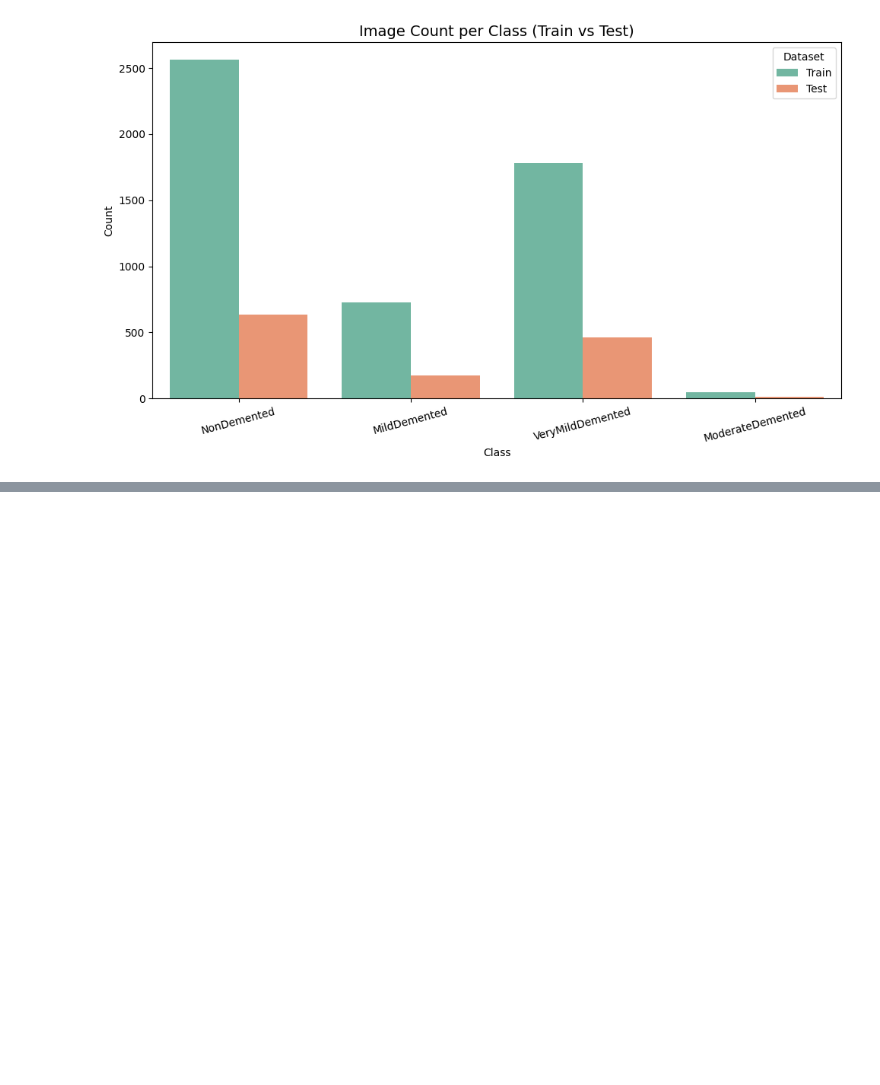
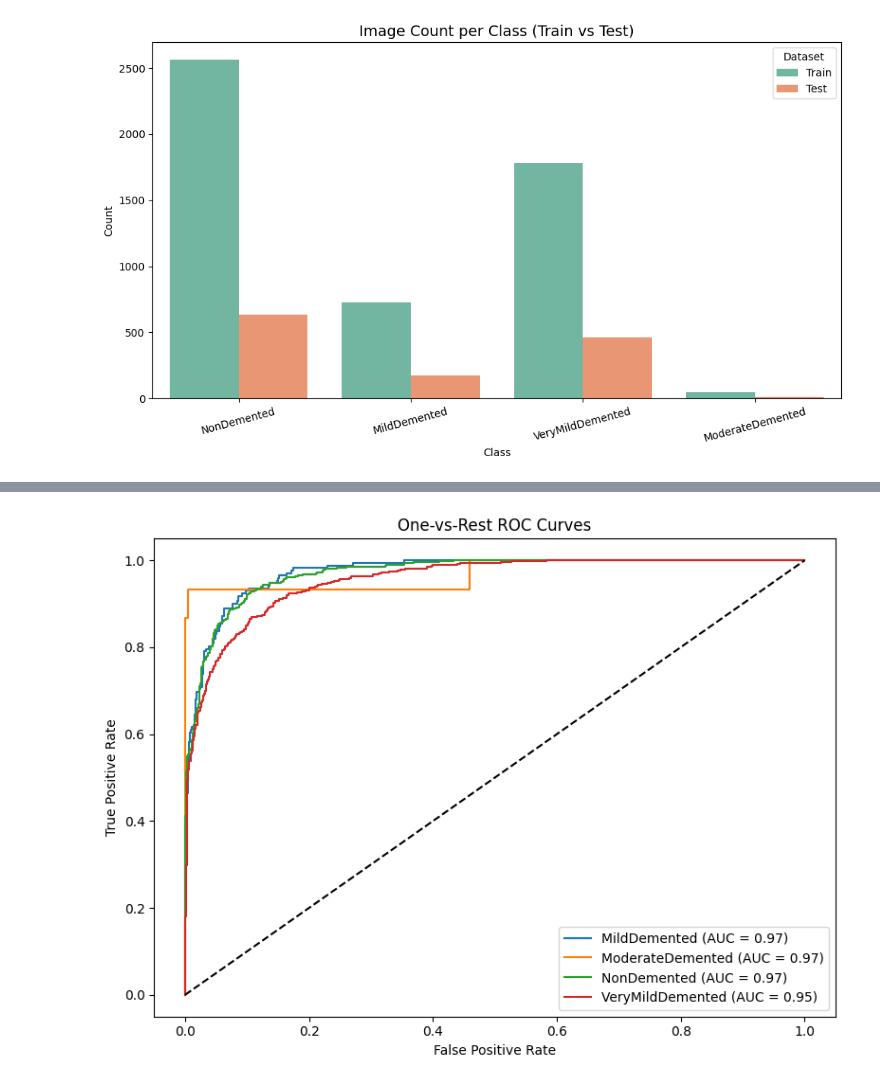
Before and after one commit to saitharun5515/Dissertation-Early-Detection-of-Alzheimer-s-Disease-, a Jupyter notebook: Alzheimers.ipynb, the cells around one changed output, grey strips where cells are left out. Cells and saved outputs as stored; diff of their text form; code cells hidden in the pictures; blank space fills up the shorter version.

```diff
--- a/Alzheimers.ipynb
+++ b/Alzheimers.ipynb
@@ -93,0 +382,30 @@ plt.show()
+# %%
+model.eval()
+probs_all = []
+labels_all = []
+with torch.no_grad():
+    for inputs, labs in test_loader:
+        inputs = inputs.to(device)
+        outputs = model(inputs)
+        probs = torch.softmax(outputs, dim=1).cpu().numpy()
+        probs_all.append(probs)
+        labels_all.extend(labs.numpy().tolist())
+probs_all = np.vstack(probs_all)
+y_true = np.array(labels_all)
+n_classes = len(label_names)
+y_bin = label_binarize(y_true, classes=list(range(n_classes)))
+
+plt.figure(figsize=(8,6))
+for i in range(n_classes):
+    fpr, tpr, _ = roc_curve(y_bin[:, i], probs_all[:, i])
+    roc_auc = auc(fpr, tpr)
+    plt.plot(fpr, tpr, label=f"{label_names[i]} (AUC = {roc_auc:.2f})")
+plt.plot([0,1],[0,1],'k--')
+plt.xlabel('False Positive Rate')
+plt.ylabel('True Positive Rate')
+plt.title('One-vs-Rest ROC Curves')
+plt.legend(loc='lower right')
+plt.tight_layout()
+plt.show()
+# %% [output]
+[figure, added]
```
Also changed, not shown: parts of 49 cells of this notebook.
